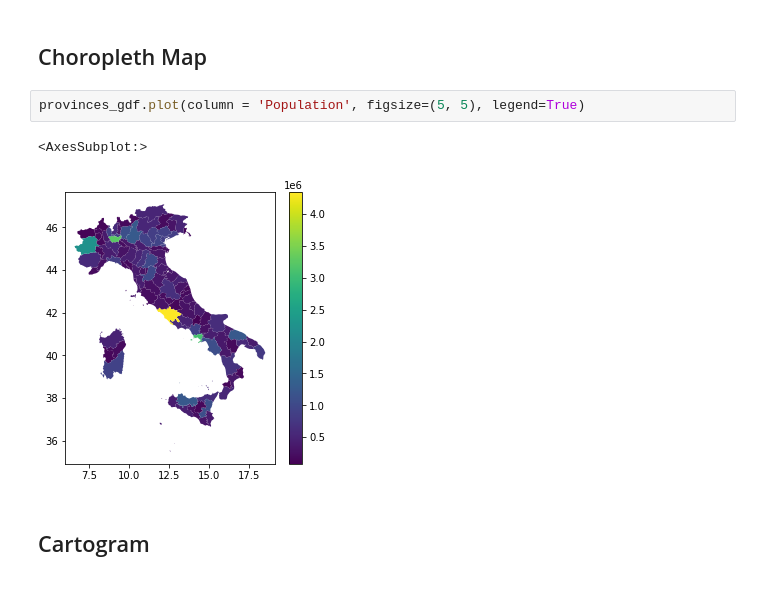
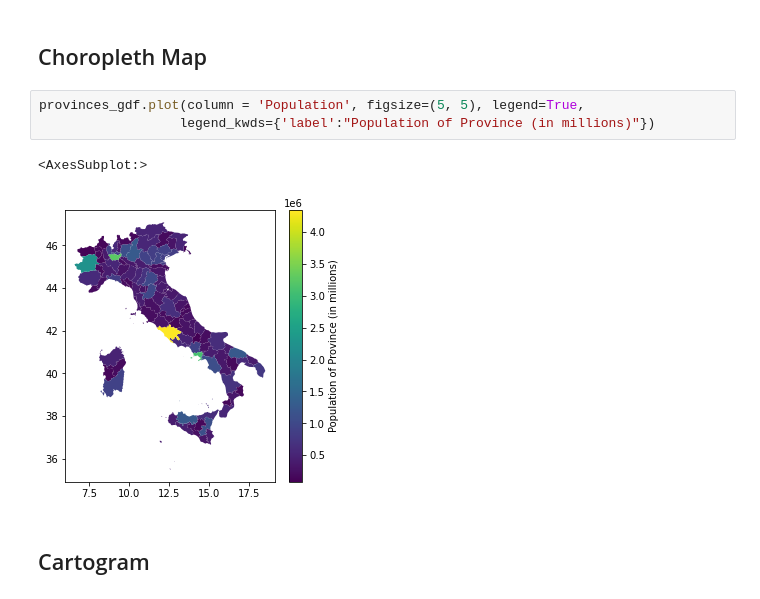
Before and after one commit to gregfeliu/Centroids_of_Italy, a Jupyter notebook: notebooks/2.Plotting_Cartograms.ipynb, the cells around one changed output. Cells and saved outputs as stored; diff of their text form.

```diff
--- a/notebooks/2.Plotting_Cartograms.ipynb
+++ b/notebooks/2.Plotting_Cartograms.ipynb
@@ -39,10 +30,11 @@ The Mean Province Population is 570758.0
 # %% [markdown]
 ## Choropleth Map
 # %%
-provinces_gdf.plot(column = 'Population', figsize=(5, 5), legend=True)
+provinces_gdf.plot(column = 'Population', figsize=(5, 5), legend=True,
+                  legend_kwds={'label':"Population of Province (in millions)"})
 # %% [output]
 <AxesSubplot:>
-[figure, old version]
+[figure, new version]
 # %% [markdown]
 ## Cartogram
 # %% [markdown]
```
Also changed, not shown: parts of 4 cells of this notebook, 2 other files.
